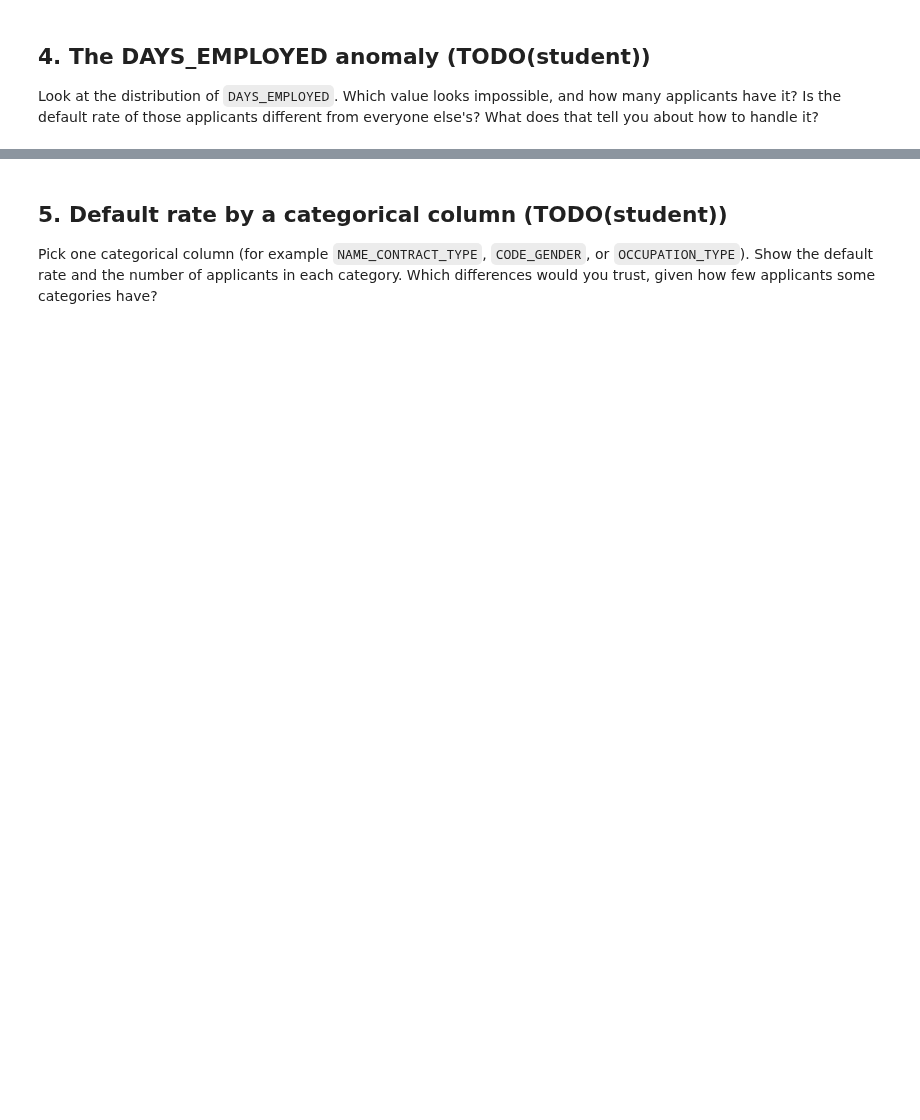
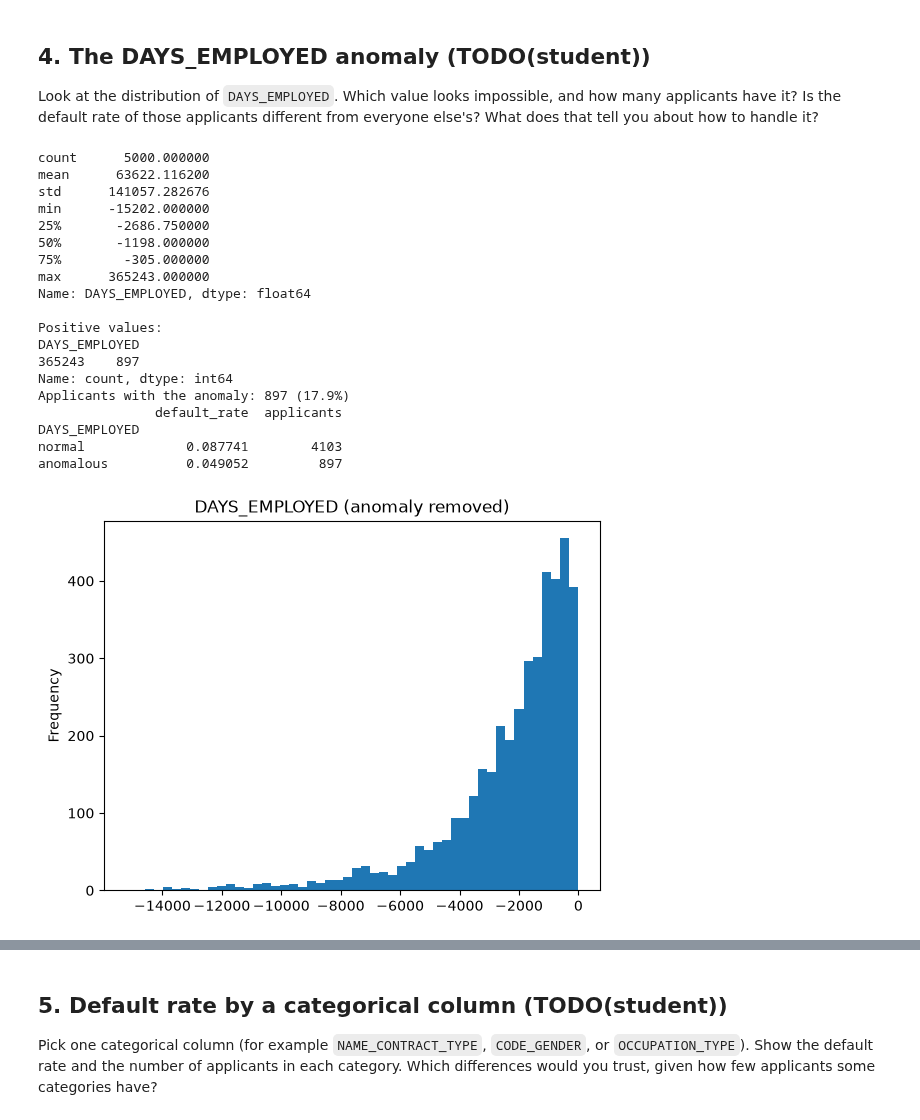
Before and after one commit to alichaaraoui/4153-Final-Project, a Jupyter notebook: notebooks/01_eda.ipynb, the cells around one changed output, grey strips where cells are left out. Saved outputs shown, nothing was run; the diff lists cells and outputs as text; code cells hidden in the pictures; blank space fills up the shorter version.

```diff
--- a/notebooks/01_eda.ipynb
+++ b/notebooks/01_eda.ipynb
@@ -51,0 +94,38 @@ What does that tell you about how to handle it?
+# %%
+days = app["DAYS_EMPLOYED"]
+print(days.describe())
+
+# DAYS_* columns should be negative, so any positive value is impossible
+anomalous = days > 0
+print("\nPositive values:")
+print(days[anomalous].value_counts())
+print(f"Applicants with the anomaly: {anomalous.sum()} ({anomalous.mean():.1%})")
+
+# Default rate: anomalous vs everyone else
+rates = app.groupby(anomalous)["TARGET"].agg(default_rate="mean", applicants="count")
+rates.index = rates.index.map({False: "normal", True: "anomalous"})
+print(rates)
+
+days[~anomalous].plot.hist(bins=50, title="DAYS_EMPLOYED (anomaly removed)")
+plt.show()
+# %% [output]
+count      5000.000000
+mean      63622.116200
+std      141057.282676
+min      -15202.000000
+25%       -2686.750000
+50%       -1198.000000
+75%        -305.000000
+max      365243.000000
+Name: DAYS_EMPLOYED, dtype: float64
+
+Positive values:
+DAYS_EMPLOYED
+365243    897
+Name: count, dtype: int64
+Applicants with the anomaly: 897 (17.9%)
+               default_rate  applicants
+DAYS_EMPLOYED
+normal             0.087741        4103
+anomalous          0.049052         897
+[figure, added]
```
Also changed, not shown: parts of 14 cells of this notebook.
